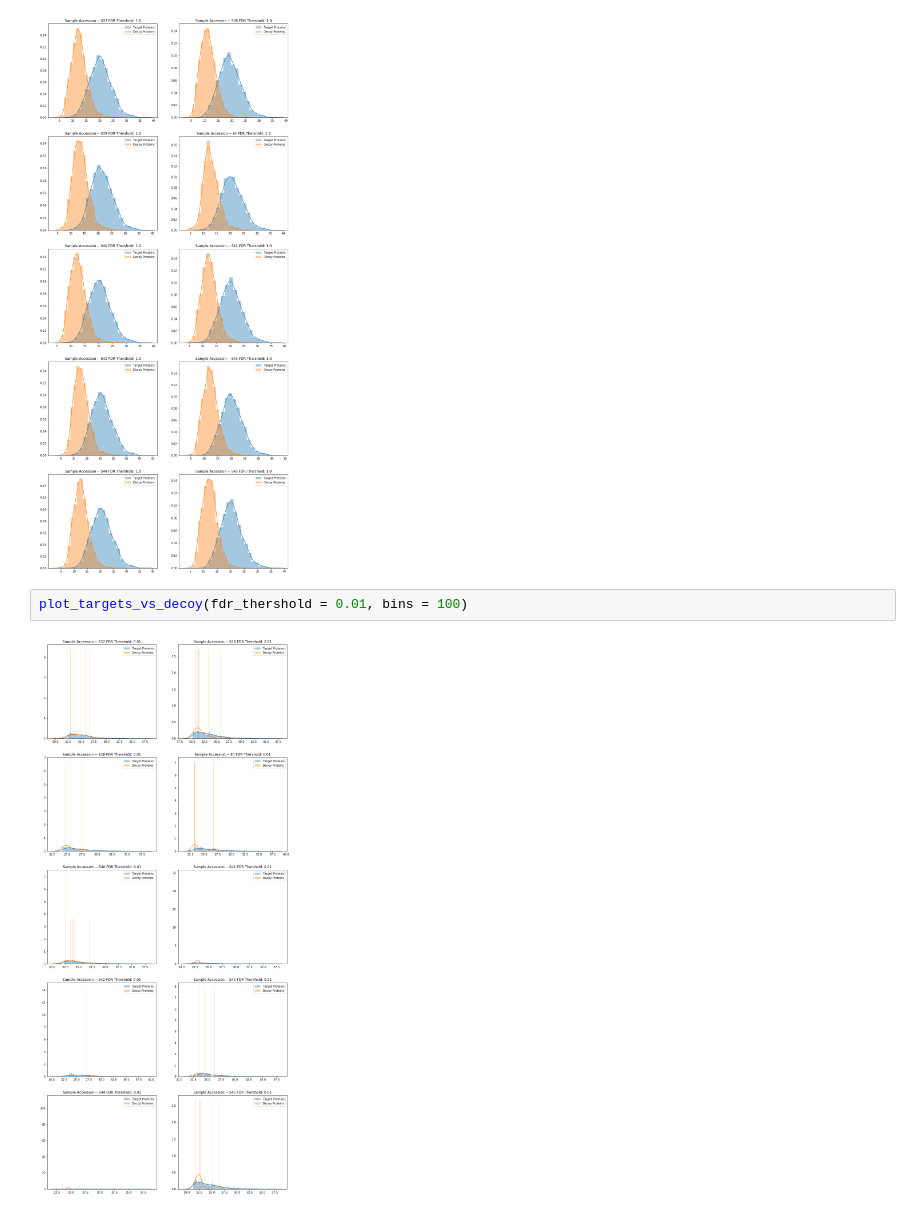
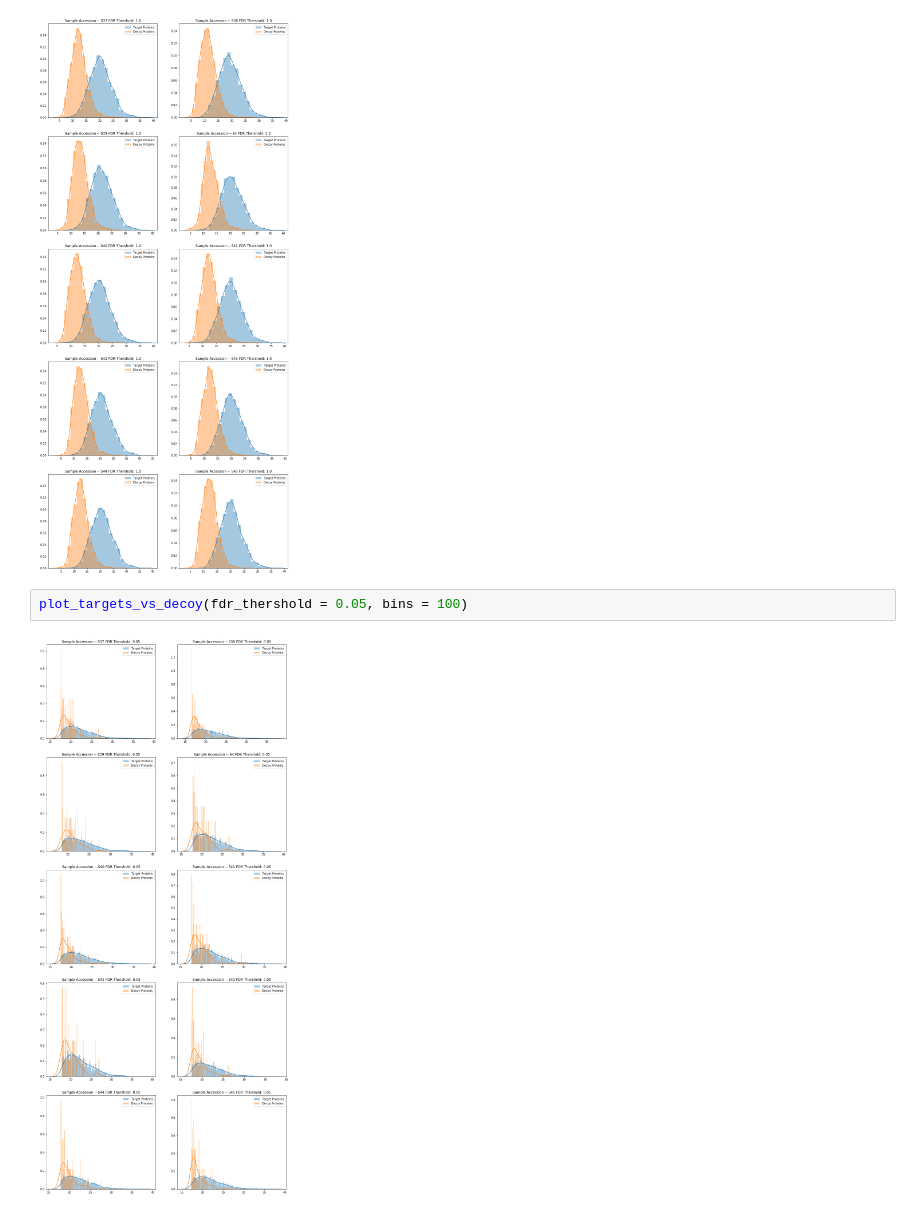
Before and after one commit to ypriverol/ms1, a Jupyter notebook: analyze-ms1-data.ipynb, the cells around one changed output. Cells and saved outputs as stored; diff of their text form.

```diff
--- a/analyze-ms1-data.ipynb
+++ b/analyze-ms1-data.ipynb
@@ -193,6 +193,6 @@ plot_targets_vs_decoy(fdr_thershold = 1.0)
 # %% [output]
 [figure]
 # %%
-plot_targets_vs_decoy(fdr_thershold = 0.01, bins = 100)
+plot_targets_vs_decoy(fdr_thershold = 0.05, bins = 100)
 # %% [output]
-[figure, old version]
+[figure, new version]
```
